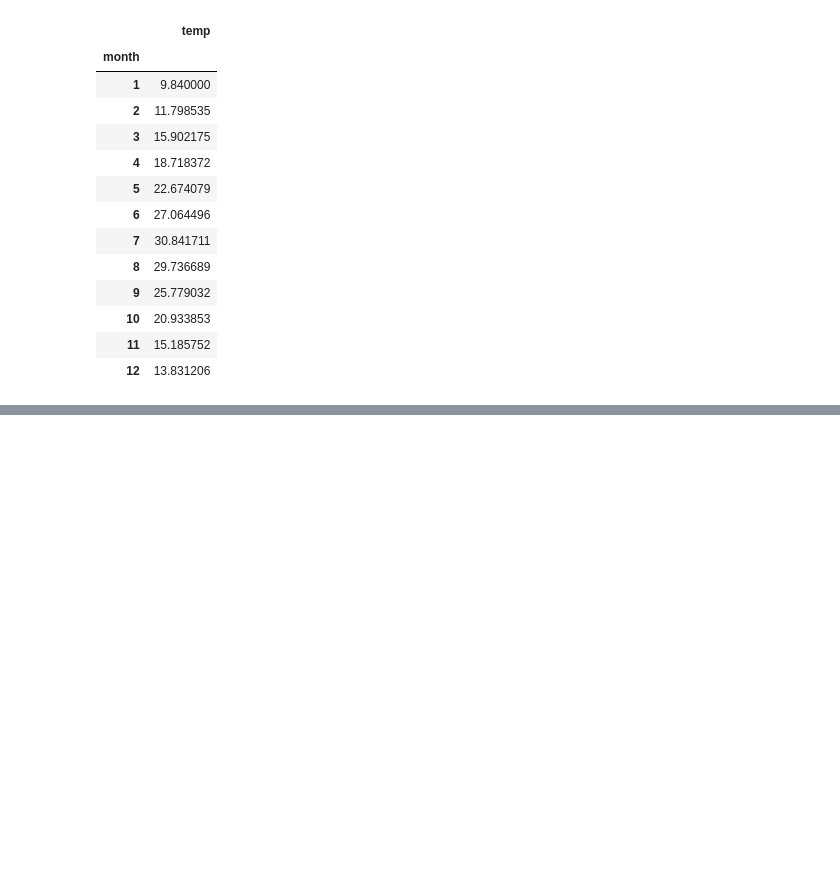
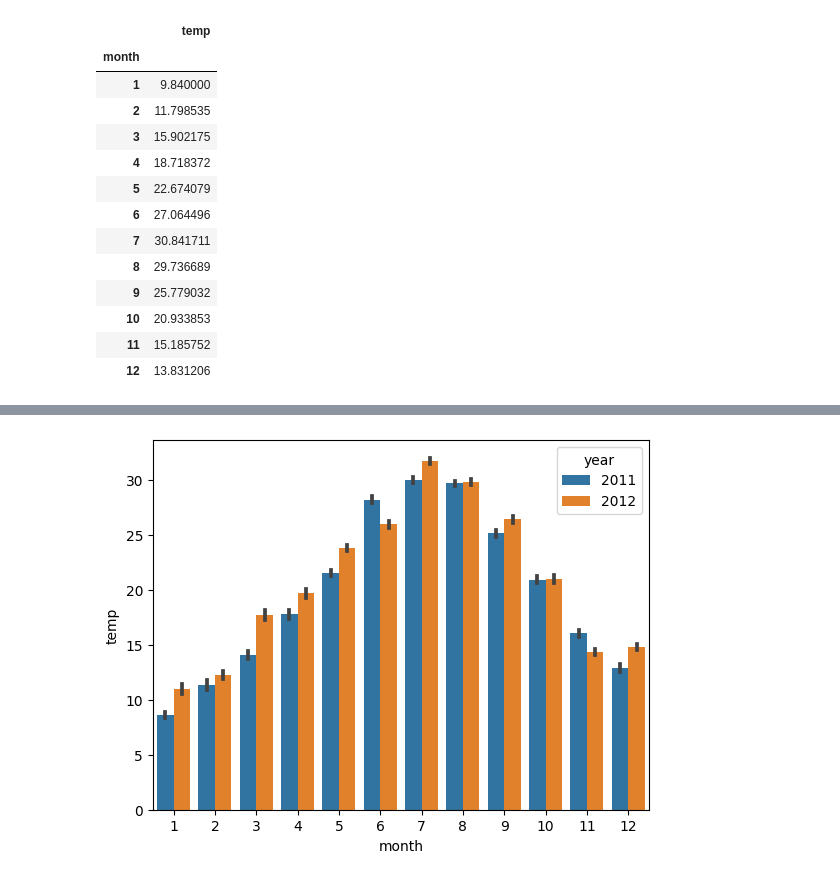
Before and after one commit to min-woo-seong/Agora, a Jupyter notebook: My_learn/ML/자전거 수요 예측 대회.ipynb, the cells around one changed output, grey strips where cells are left out. Saved outputs shown, nothing was run; the diff lists cells and outputs as text; code cells hidden in the pictures; blank space fills up the shorter version.

```diff
--- a/My_learn/ML/자전거 수요 예측 대회.ipynb
+++ b/My_learn/ML/자전거 수요 예측 대회.ipynb
@@ -225 +224,7 @@ plt.show()
 [figure]
+# %%
+#월별(month) / 연도별(year) 평균온도(temp) 시각화(barplot-seaborn)
+sns.barplot(x = 'month', y = 'temp', hue='year', data=train)
+plt.show()
+# %% [output]
+[figure, added]
```
Also changed, not shown: parts of 26 cells of this notebook.
